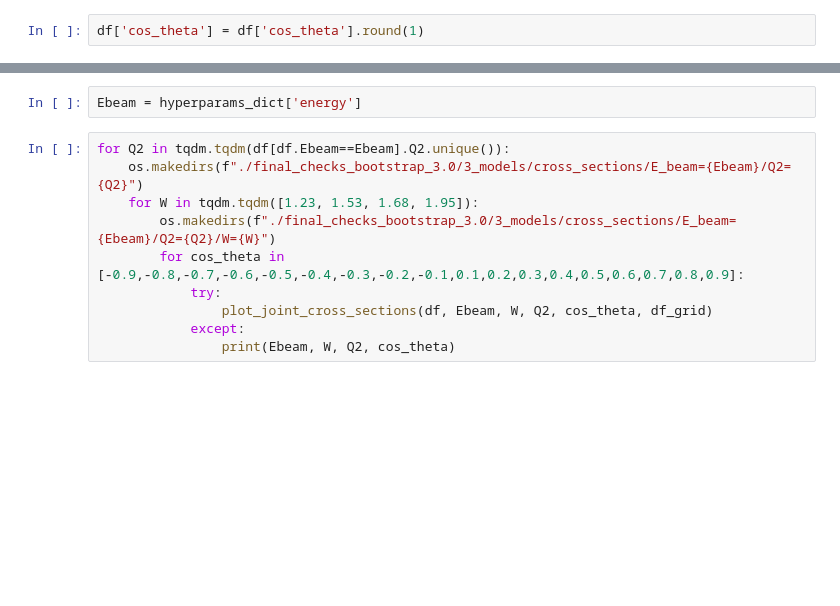
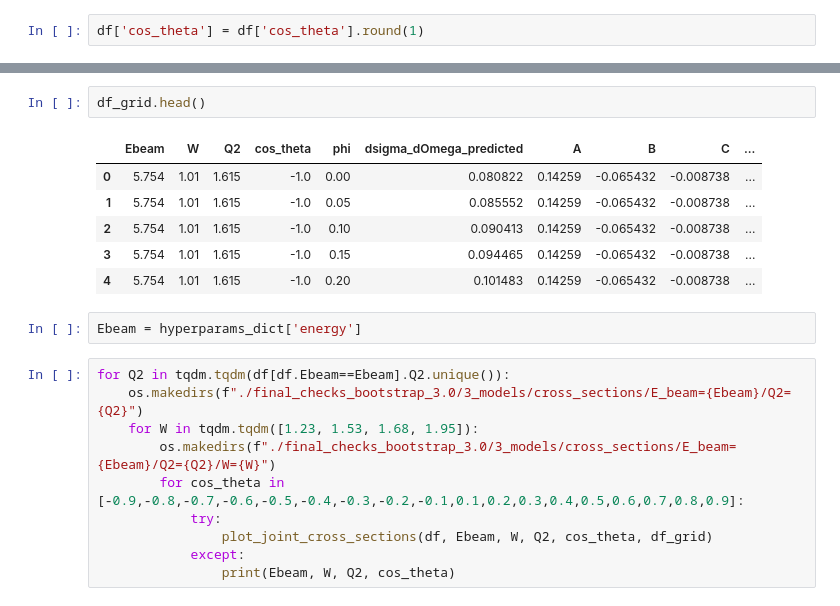
Before and after one commit to a-golda/MSU_interpol, a Jupyter notebook: checks_unified.ipynb, the cells around one changed output, grey strips where cells are left out. Saved outputs shown, nothing was run; the diff lists cells and outputs as text; blank space fills up the shorter version.

```diff
--- a/checks_unified.ipynb
+++ b/checks_unified.ipynb
@@ -695,5 +674,14 @@ plot_joint_cross_sections(df, 5.754, 1.23, 2.915, -0.7, df_grid)
 FileNotFoundError: [Errno 2] No such file or directory: '/Users/andrey.golda/Documents/Study/MSU_interpol/final_checks_bootstrap_3.0/3_models/cross_sections/E_beam=5.754/Q2=2.915/W=1.23/E_beam=5.754_Q ...
 [figure]
+# %%
+df_grid.head()
+# %% [output]
+|  | Ebeam | W | Q2 | cos_theta | phi | dsigma_dOmega_predicted | A | B | C | ... |
+| 0 | 5.754 | 1.01 | 1.615 | -1.0 | 0.00 | 0.080822 | 0.14259 | -0.065432 | -0.008738 | ... |
+| 1 | 5.754 | 1.01 | 1.615 | -1.0 | 0.05 | 0.085552 | 0.14259 | -0.065432 | -0.008738 | ... |
+| 2 | 5.754 | 1.01 | 1.615 | -1.0 | 0.10 | 0.090413 | 0.14259 | -0.065432 | -0.008738 | ... |
+| 3 | 5.754 | 1.01 | 1.615 | -1.0 | 0.15 | 0.094465 | 0.14259 | -0.065432 | -0.008738 | ... |
+| 4 | 5.754 | 1.01 | 1.615 | -1.0 | 0.20 | 0.101483 | 0.14259 | -0.065432 | -0.008738 | ... |
 # %%
 Ebeam = hyperparams_dict['energy']
 # %%
```
Also changed, not shown: parts of 9 cells of this notebook, 1 other file.
